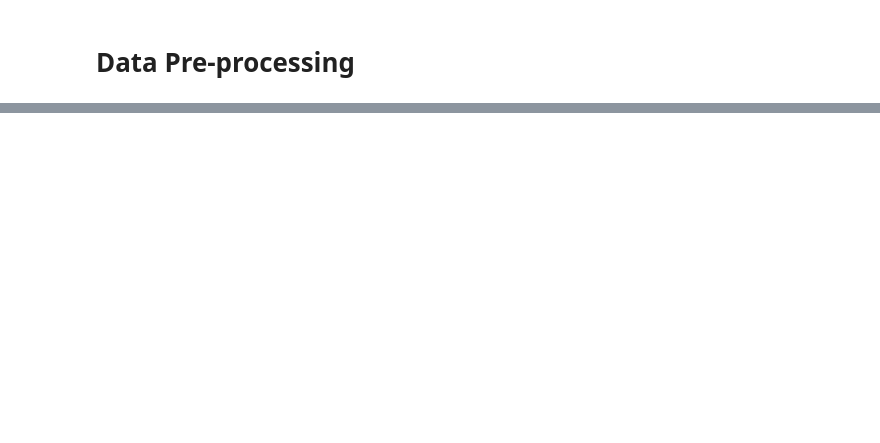
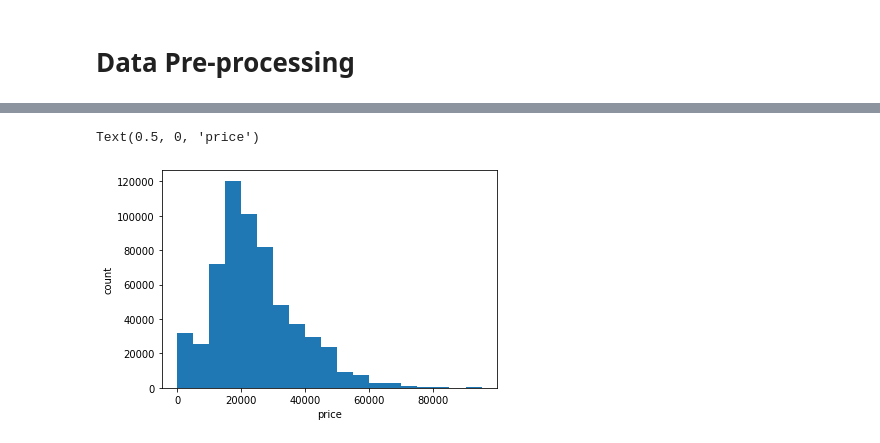
Before and after one commit to dericatienza/udacity-mlnd-capstone-project, a Jupyter notebook: data_preprocessing.ipynb, the cells around one changed output, grey strips where cells are left out. Drawn from its saved outputs; the diff is of its cells as text; code cells hidden in the pictures; blank space fills up the shorter version.

```diff
--- a/data_preprocessing.ipynb
+++ b/data_preprocessing.ipynb
@@ -96,0 +114,13 @@ encoded_df
+# %%
+y = encoded_df['model']
+X = encoded_df.drop(columns='model')
+# %%
+from imblearn.over_sampling import SMOTE
+
+X_resampled, y_resampled = SMOTEENN().fit_sample(X,y)
+# %%
+resampled_df = X_resampled.copy()
+
+resampled_df['model'] = y_resampled
+
+resampled_df
@@ -96,0 +141,7 @@ encoded_df
+# %%
+plt.hist(x=resampled_df['price'], bins=bin_edges)
+plt.ylabel('count')
+plt.xlabel('price')
+# %% [output]
+Text(0.5, 0, 'price')
+[figure, added]
```
Also changed, not shown: parts of 11 cells of this notebook, 1 other file.
